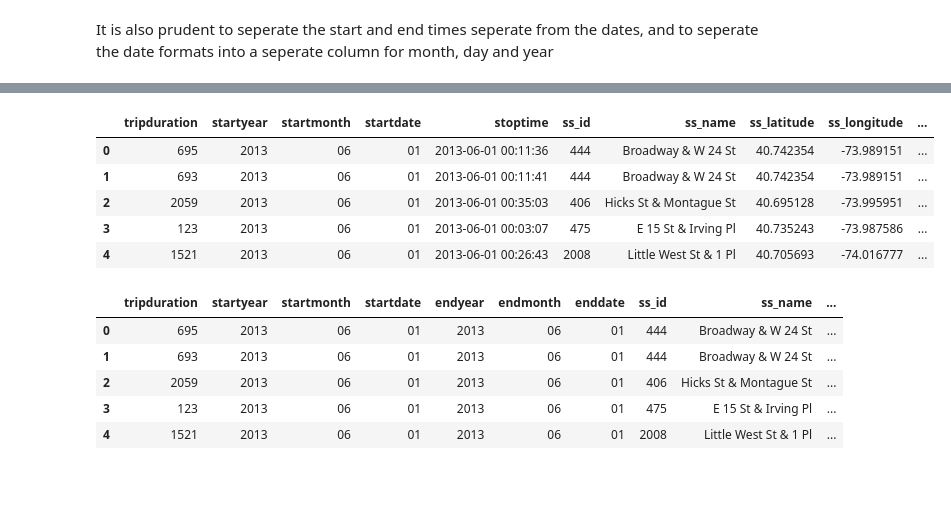
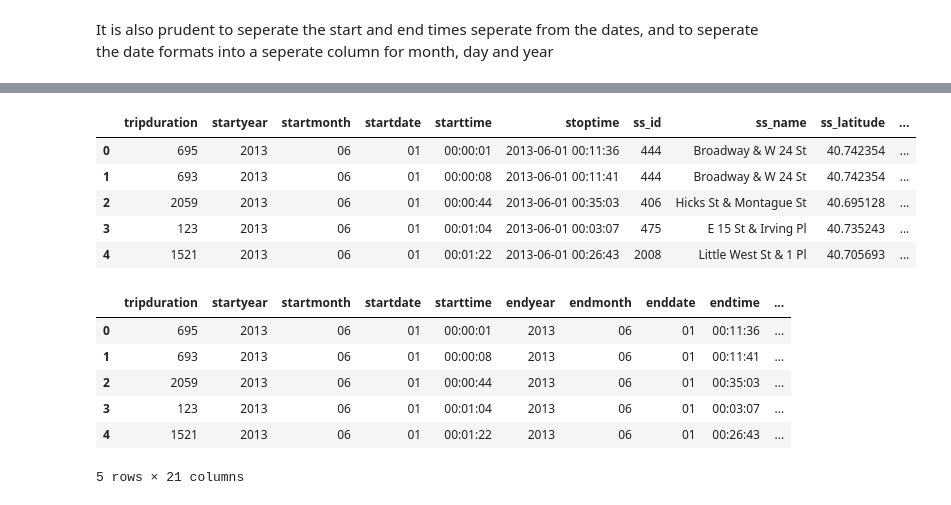
Before and after one commit to AveryGrouette/Group10_Final_Project, a Jupyter notebook: Data_Collection_Storage_Preperation.ipynb, the cells around one changed output, grey strips where cells are left out. Saved outputs shown, nothing was run; the diff lists cells and outputs as text; code cells hidden in the pictures.

Commit message:
added start time and end time

```diff
--- a/Data_Collection_Storage_Preperation.ipynb
+++ b/Data_Collection_Storage_Preperation.ipynb
@@ -151,32 +151,33 @@ df.head()
 | 3 | 123 | 00:01:04 | 2013-06-01 00:03:07 | 475 | E 15 St & Irving Pl | 40.735243 | -73.987586 | 262 | Washington Park | ... |
 | 4 | 1521 | 00:01:22 | 2013-06-01 00:26:43 | 2008 | Little West St & 1 Pl | 40.705693 | -74.016777 | 310 | State St & Smith St | ... |
 # %%
-df = df[['tripduration', 'startyear', 'startmonth', 'startdate', 'stoptime', 'ss_id', 'ss_name', 'ss_latitude', 'ss_longitude', 'es_id', 'es_name', 'es_latitude',
+df = df[['tripduration', 'startyear', 'startmonth', 'startdate', 'starttime','stoptime', 'ss_id', 'ss_name', 'ss_latitude', 'ss_longitude', 'es_id', 'es_name', 'es_latitude',
          'es_longitude', 'bikeid', 'usertype', 'birth year', 'gender']]
 
 df.head()
 # %% [output]
-|  | tripduration | startyear | startmonth | startdate | stoptime | ss_id | ss_name | ss_latitude | ss_longitude | ... |
-| 0 | 695 | 2013 | 06 | 01 | 2013-06-01 00:11:36 | 444 | Broadway & W 24 St | 40.742354 | -73.989151 | ... |
-| 1 | 693 | 2013 | 06 | 01 | 2013-06-01 00:11:41 | 444 | Broadway & W 24 St | 40.742354 | -73.989151 | ... |
-| 2 | 2059 | 2013 | 06 | 01 | 2013-06-01 00:35:03 | 406 | Hicks St & Montague St | 40.695128 | -73.995951 | ... |
-| 3 | 123 | 2013 | 06 | 01 | 2013-06-01 00:03:07 | 475 | E 15 St & Irving Pl | 40.735243 | -73.987586 | ... |
-| 4 | 1521 | 2013 | 06 | 01 | 2013-06-01 00:26:43 | 2008 | Little West St & 1 Pl | 40.705693 | -74.016777 | ... |
+|  | tripduration | startyear | startmonth | startdate | starttime | stoptime | ss_id | ss_name | ss_latitude | ... |
+| 0 | 695 | 2013 | 06 | 01 | 00:00:01 | 2013-06-01 00:11:36 | 444 | Broadway & W 24 St | 40.742354 | ... |
+| 1 | 693 | 2013 | 06 | 01 | 00:00:08 | 2013-06-01 00:11:41 | 444 | Broadway & W 24 St | 40.742354 | ... |
+| 2 | 2059 | 2013 | 06 | 01 | 00:00:44 | 2013-06-01 00:35:03 | 406 | Hicks St & Montague St | 40.695128 | ... |
+| 3 | 123 | 2013 | 06 | 01 | 00:01:04 | 2013-06-01 00:03:07 | 475 | E 15 St & Irving Pl | 40.735243 | ... |
+| 4 | 1521 | 2013 | 06 | 01 | 00:01:22 | 2013-06-01 00:26:43 | 2008 | Little West St & 1 Pl | 40.705693 | ... |
 # %%
 df[['enddate', 'endtime']] = df['stoptime'].str.split(' ', expand=True)
 
 df[['endyear', 'endmonth', 'enddate']] = df['enddate'].str.split('-', expand=True)
 
-df = df[['tripduration', 'startyear', 'startmonth', 'startdate', 'endyear', 'endmonth', 'enddate',  'ss_id', 'ss_name', 'ss_latitude', 'ss_longitude', 'es_id',
+df = df[['tripduration', 'startyear', 'startmonth', 'startdate', 'starttime', 'endyear', 'endmonth', 'enddate', 'endtime', 'ss_id', 'ss_name', 'ss_latitude', 'ss_longitude', 'es_id',
          'es_name', 'es_latitude', 'es_longitude', 'bikeid', 'usertype', 'birth year', 'gender']]
 
 df.head()
 # %% [output]
-|  | tripduration | startyear | startmonth | startdate | endyear | endmonth | enddate | ss_id | ss_name | ... |
-| 0 | 695 | 2013 | 06 | 01 | 2013 | 06 | 01 | 444 | Broadway & W 24 St | ... |
-| 1 | 693 | 2013 | 06 | 01 | 2013 | 06 | 01 | 444 | Broadway & W 24 St | ... |
-| 2 | 2059 | 2013 | 06 | 01 | 2013 | 06 | 01 | 406 | Hicks St & Montague St | ... |
-| 3 | 123 | 2013 | 06 | 01 | 2013 | 06 | 01 | 475 | E 15 St & Irving Pl | ... |
-| 4 | 1521 | 2013 | 06 | 01 | 2013 | 06 | 01 | 2008 | Little West St & 1 Pl | ... |
+|  | tripduration | startyear | startmonth | startdate | starttime | endyear | endmonth | enddate | endtime | ... |
+| 0 | 695 | 2013 | 06 | 01 | 00:00:01 | 2013 | 06 | 01 | 00:11:36 | ... |
+| 1 | 693 | 2013 | 06 | 01 | 00:00:08 | 2013 | 06 | 01 | 00:11:41 | ... |
+| 2 | 2059 | 2013 | 06 | 01 | 00:00:44 | 2013 | 06 | 01 | 00:35:03 | ... |
+| 3 | 123 | 2013 | 06 | 01 | 00:01:04 | 2013 | 06 | 01 | 00:03:07 | ... |
+| 4 | 1521 | 2013 | 06 | 01 | 00:01:22 | 2013 | 06 | 01 | 00:26:43 | ... |
+5 rows × 21 columns
 # %%
 df.to_csv('clean_data.csv')
```
Also changed, not shown: 1 other file.
